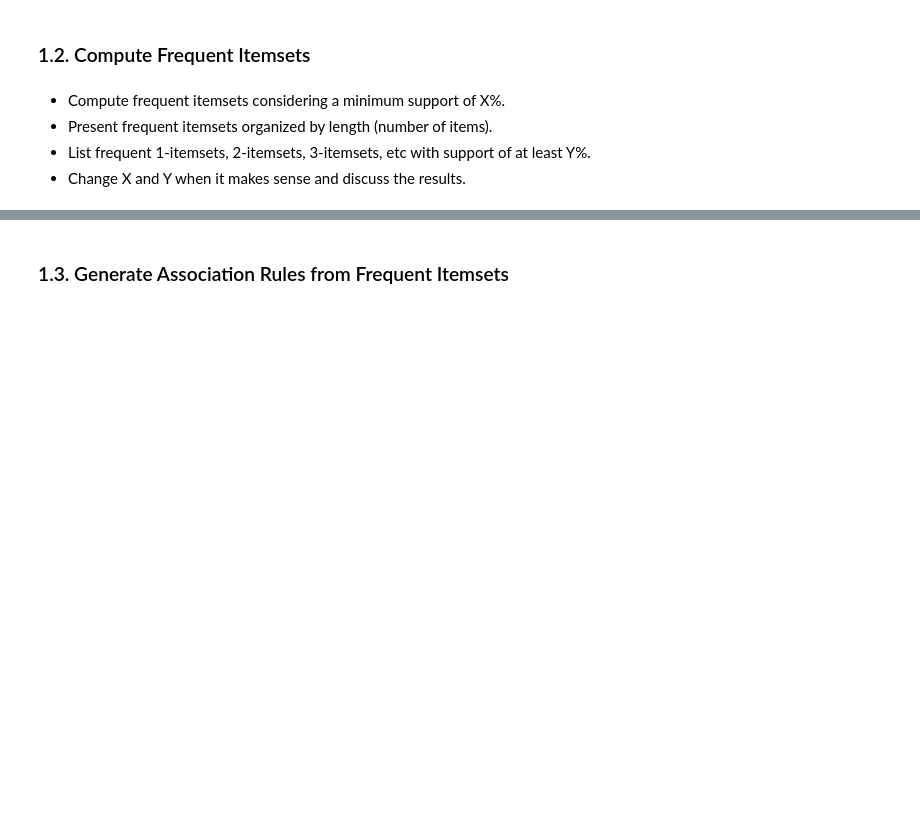
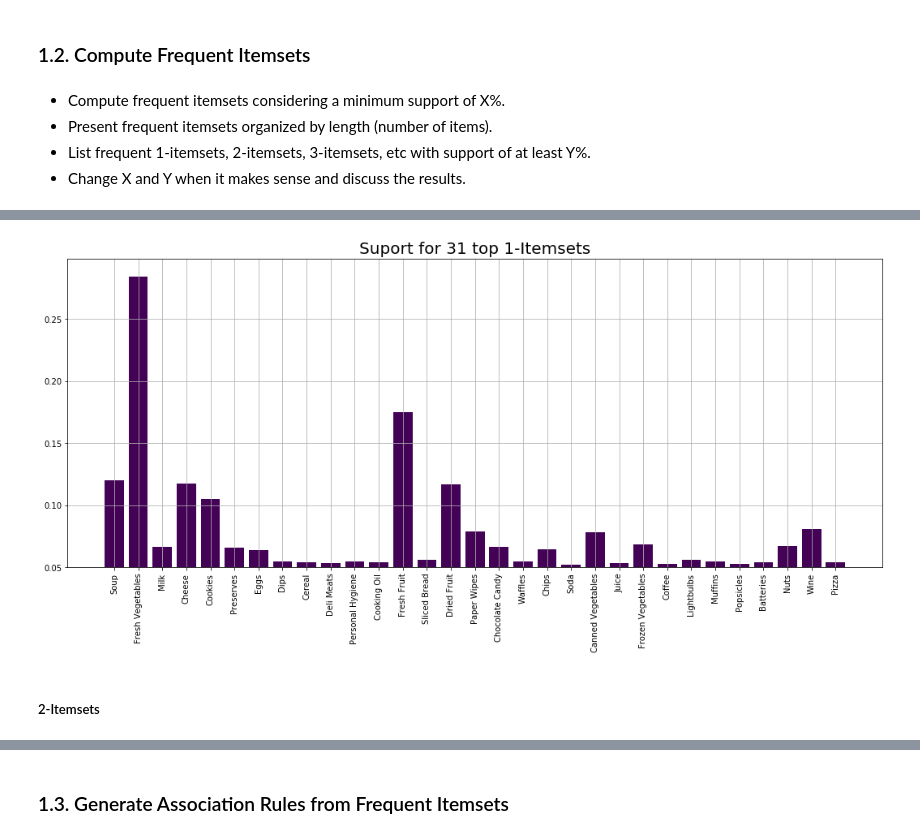
Before and after one commit to PedroCotovio/PD_1_Pattern_Mining, a Jupyter notebook: PD_201920_Project.ipynb, the cells around one changed output, grey strips where cells are left out. Saved outputs shown, nothing was run; the diff lists cells and outputs as text; code cells hidden in the pictures; blank space fills up the shorter version.

```diff
--- a/PD_201920_Project.ipynb
+++ b/PD_201920_Project.ipynb
@@ -77,0 +199,7 @@ Write text in cells like this ...
+# %%
+min_support=0.05
+
+frequent = all_stores.create_item_set(min_support=min_support, order=False, length=[1,1])
+
+print('{} Itemsets with at least {} % support'.format(len(frequent), min_support*100))
+frequent.head(10)
@@ -77,0 +219,15 @@ Write text in cells like this ...
+# %%
+items = [list(item_set)[0] for item_set in frequent['itemsets'].values]
+
+plt.rcParams['figure.figsize'] = (18, 7)
+color = plt.cm.viridis(1)
+plt.bar(items, frequent['support'].values, color=color)
+plt.title('Support for {} top 1-Itemsets'.format(len(frequent)), fontsize = 20)
+plt.xticks(rotation = 90 )
+plt.ylim(bottom=min_support)
+plt.grid()
+plt.show()
+# %% [output]
+[figure, added]
+# %% [markdown]
+##### 2-Itemsets
```
Also changed, not shown: parts of 41 cells of this notebook, 3 other files.
